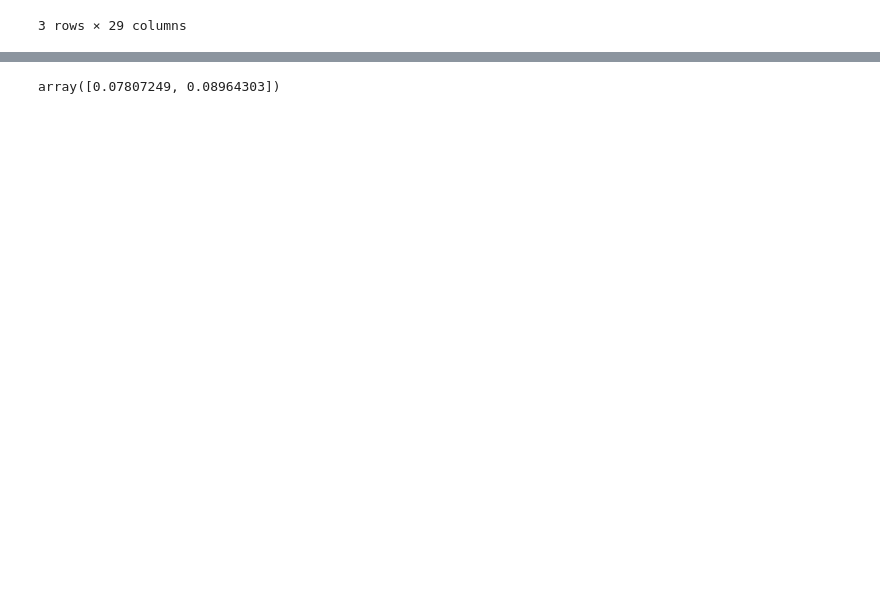
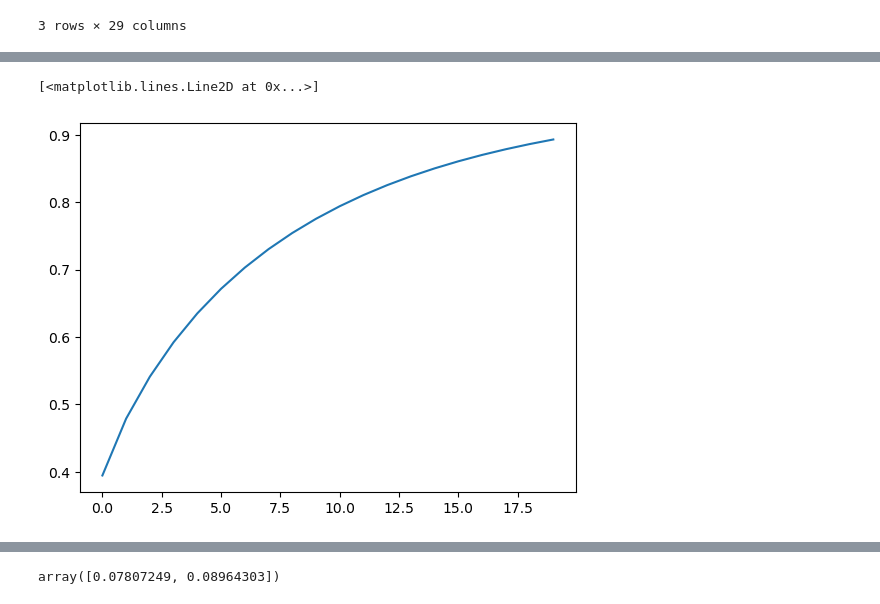
Before and after one commit to celisa/Heart-Rate-Variability-Repo, a Jupyter notebook: 02_code/final_project.ipynb, the cells around one changed output, grey strips where cells are left out. Drawn from its saved outputs; the diff is of its cells as text; code cells hidden in the pictures; blank space fills up the shorter version.

```diff
--- a/02_code/final_project.ipynb
+++ b/02_code/final_project.ipynb
@@ -323,0 +387,8 @@ model.fit(start_params = global_results['global_means'].values, disp = 'off').su
+# %%
+model_concat = arch_model(y = concatenated_data_21, vol="GARCH", p = 2, q = 2, rescale = True).fit(disp="off")
+predictions = model_concat.forecast(horizon = 20, reindex = False)
+predictions = np.sqrt(predictions.variance.values[-1,:])
+plt.plot(predictions)
+# %% [output]
+[<matplotlib.lines.Line2D at 0x...>]
+[figure, added]
```
Also changed, not shown: parts of 10 cells of this notebook.
